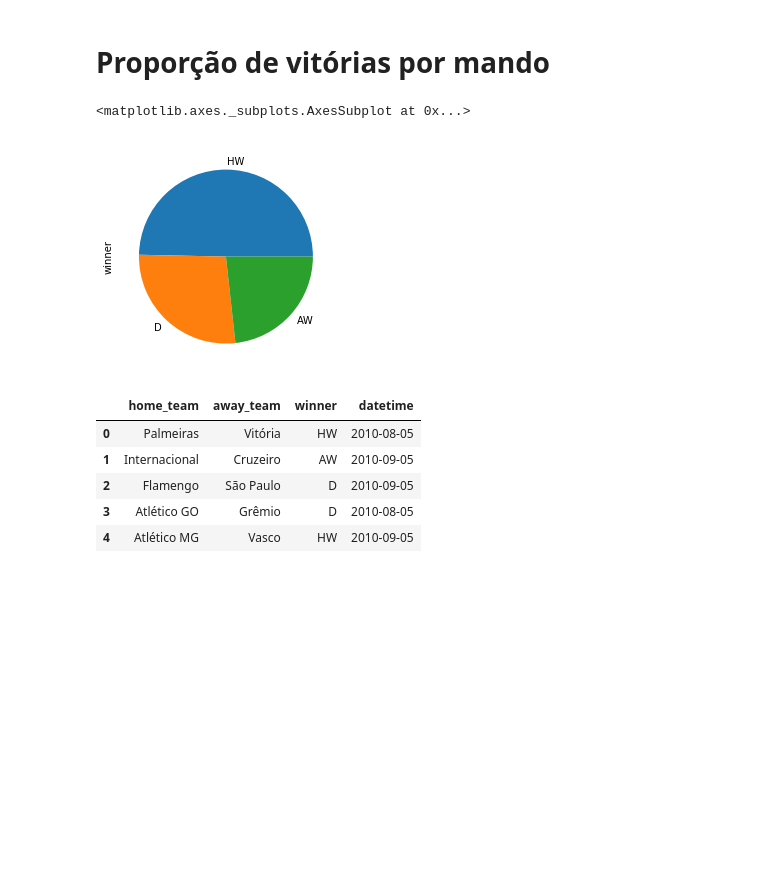
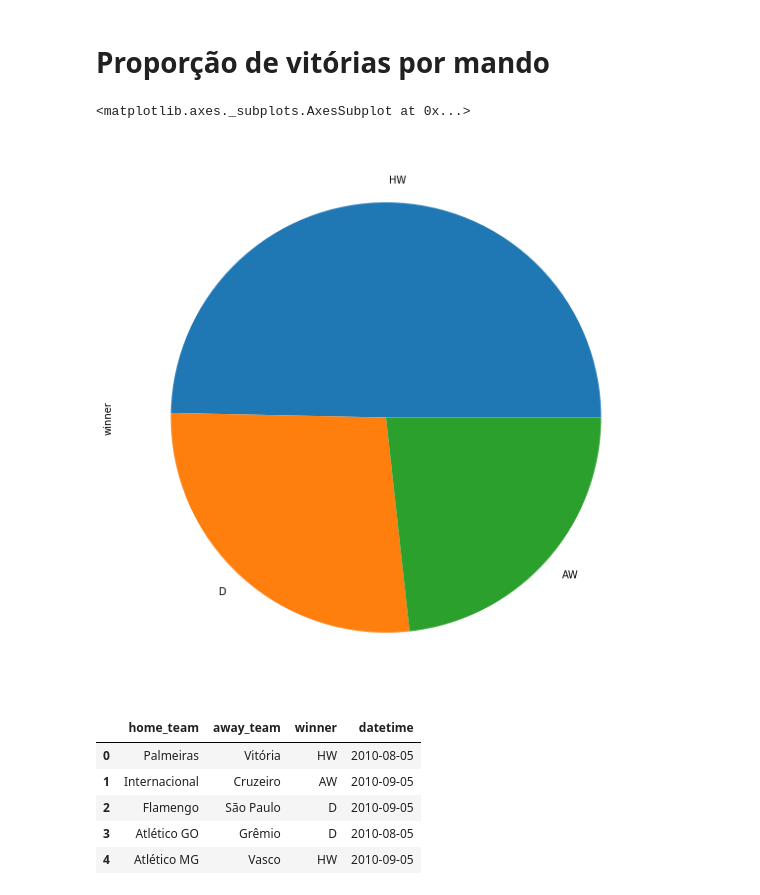
Before and after one commit to hlapa/brazilian_soccer_prediction, a Jupyter notebook: EDA.ipynb, the cells around one changed output. Drawn from its saved outputs; the diff is of its cells as text; code cells hidden in the pictures; blank space fills up the shorter version.

```diff
--- a/EDA.ipynb
+++ b/EDA.ipynb
@@ -58,9 +36,9 @@ eda.tail()
 # %% [markdown]
 # Proporção de vitórias por mando
 # %%
-eda['winner'].value_counts().plot.pie()
+eda['winner'].value_counts().plot.pie(figsize=(15,10))
 # %% [output]
 <matplotlib.axes._subplots.AxesSubplot at 0x...>
-[figure, old version]
+[figure, new version]
 # %%
 times=eda[['home_team','away_team','winner','datetime']]
```
Also changed, not shown: parts of 25 cells of this notebook.
